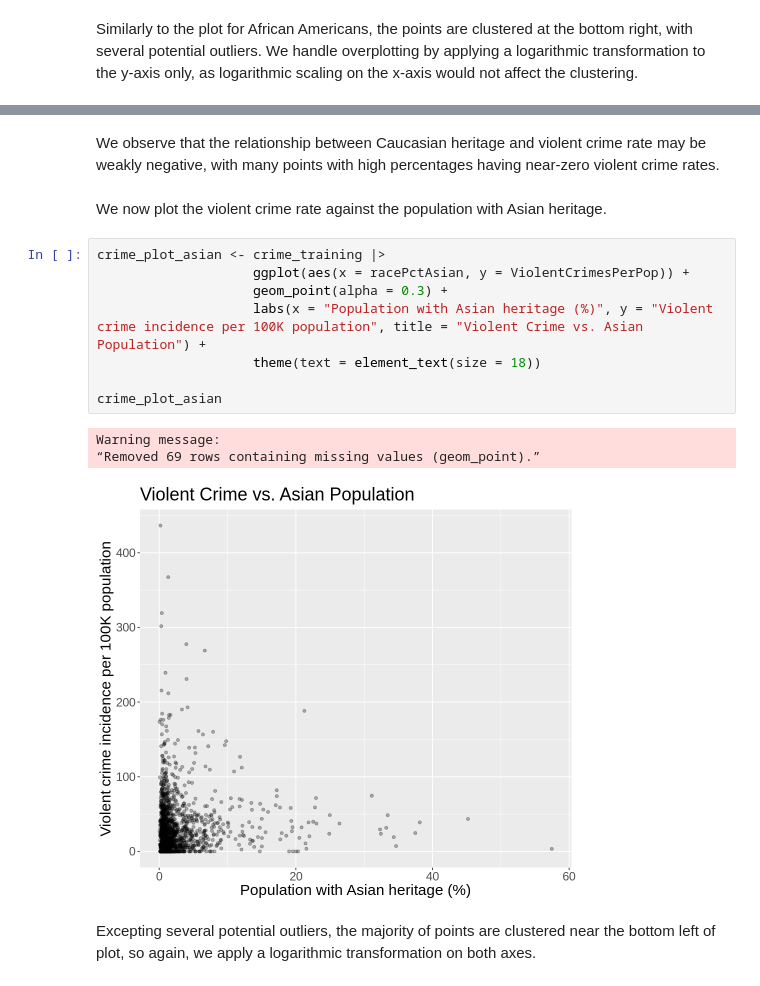
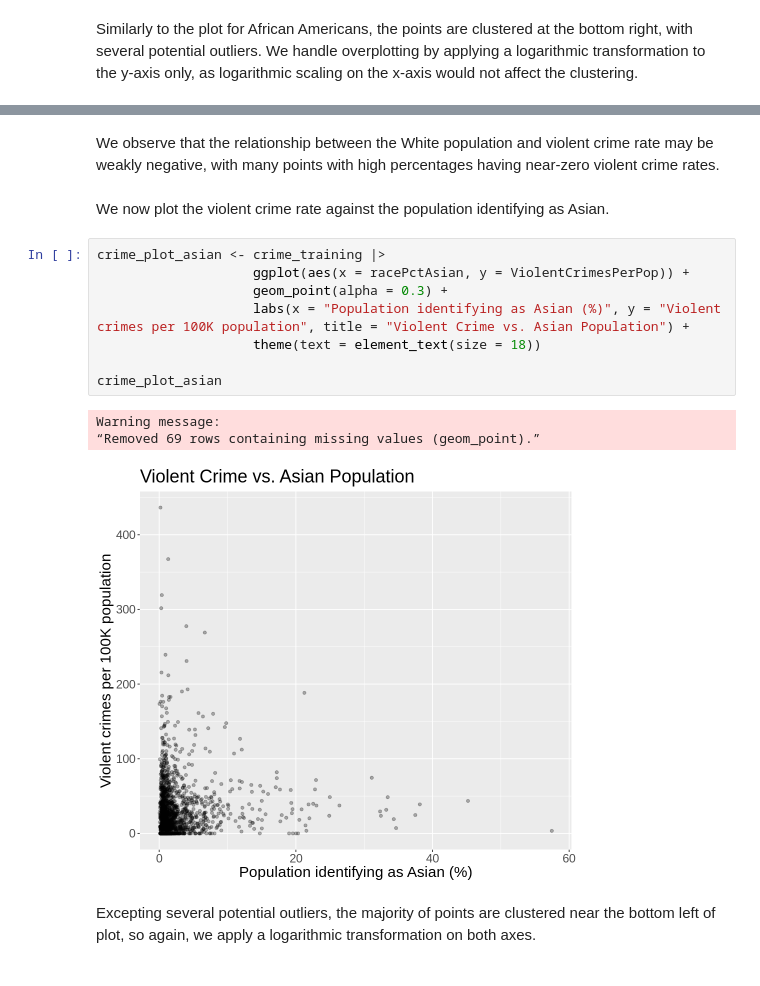
Before and after one commit to JeffreyJPZ/DSCI-100-Group_55-Project, a Jupyter notebook: Group_55-Project.ipynb, the cells around one changed output, grey strips where cells are left out. Cells and saved outputs as stored; diff of their text form.

```diff
--- a/Group_55-Project.ipynb
+++ b/Group_55-Project.ipynb
@@ -387,19 +393,19 @@ Warning message:
 # %% [markdown]
-We observe that the relationship between Caucasian heritage and violent crime rate may be weakly negative, with many points with high percentages having near-zero violent crime rates.
+We observe that the relationship between the White population and violent crime rate may be weakly negative, with many points with high percentages having near-zero violent crime rates.
 # %% [markdown]
-We now plot the violent crime rate against the population with Asian heritage.
+We now plot the violent crime rate against the population identifying as Asian.
 # %%
 crime_plot_asian <- crime_training |>
                     ggplot(aes(x = racePctAsian, y = ViolentCrimesPerPop)) +
                     geom_point(alpha = 0.3) +
-                    labs(x = "Population with Asian heritage (%)", y = "Violent crime incidence per 100K population", title = "Violent Crime vs. Asian Population") +
+                    labs(x = "Population identifying as Asian (%)", y = "Violent crimes per 100K population", title = "Violent Crime vs. Asian Population") +
                     theme(text = element_text(size = 18))
 
 crime_plot_asian
 # %% [output]
 Warning message:
 “Removed 69 rows containing missing values (geom_point).”
-[figure, old version]
+[figure, new version]
 # %% [markdown]
 Excepting several potential outliers, the majority of points are clustered near the bottom left of plot, so again, we apply a logarithmic transformation on both axes.
 # %%
```
Also changed, not shown: parts of 27 cells of this notebook.
